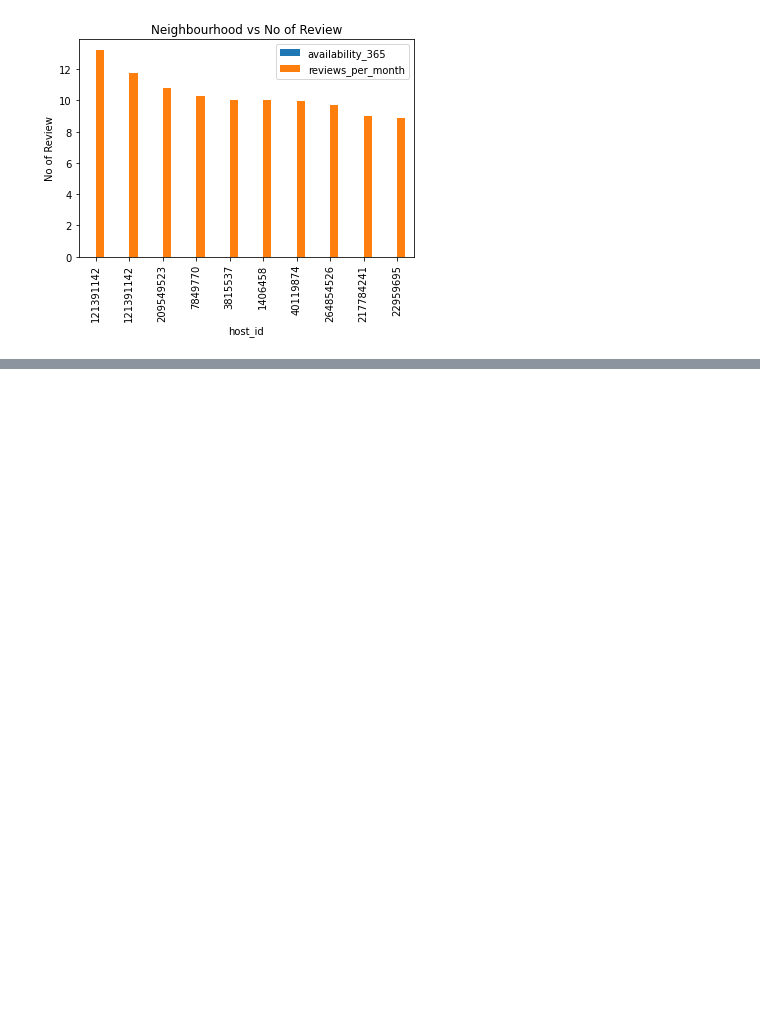
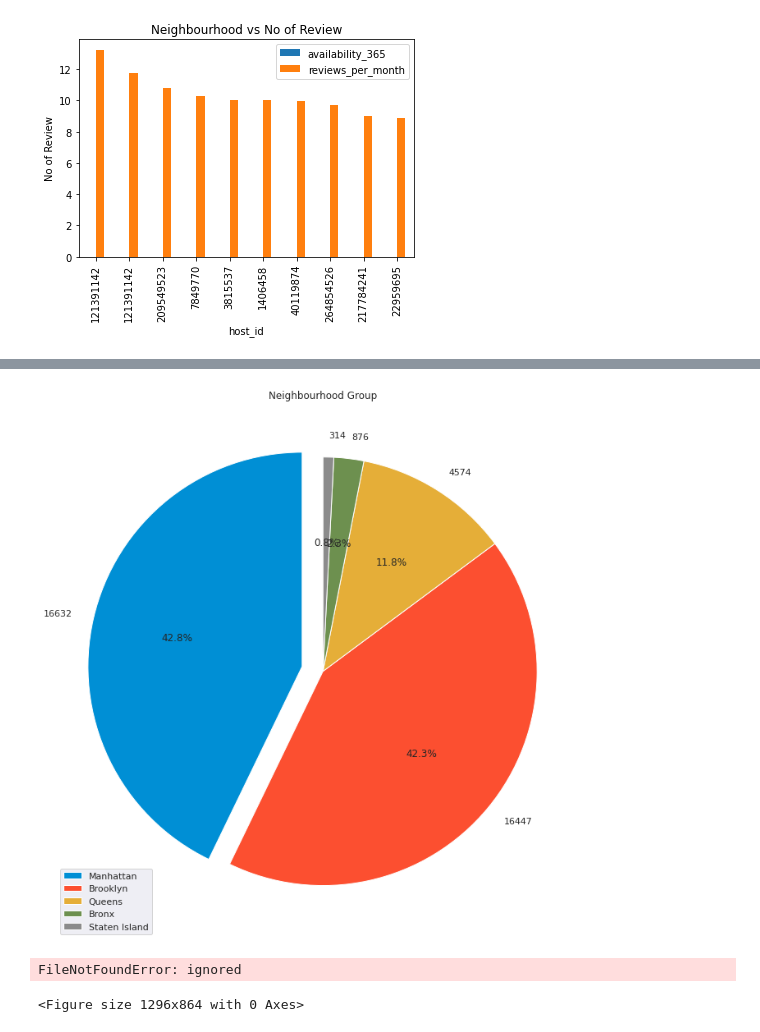
Before and after one commit to mkundhal/Airbnb-Bookings-Analysis---Capstone-Project, a Jupyter notebook: Mandeep_Airbnb_Bookings_Analysis_Capstone_Project.ipynb, the cells around one changed output, grey strips where cells are left out. Cells and saved outputs as stored; diff of their text form; code cells hidden in the pictures; blank space fills up the shorter version.

```diff
--- a/Mandeep_Airbnb_Bookings_Analysis_Capstone_Project.ipynb
+++ b/Mandeep_Airbnb_Bookings_Analysis_Capstone_Project.ipynb
@@ -178,0 +220,28 @@ df_zero_availability.head(10).plot(kind="bar", x='host_id', y=['availability_365
+# %%
+labels = df.neighbourhood_group.value_counts().index
+colors = ['#008fd5','#fc4f30','#e5ae38','#6d904f','#8b8b8b']
+explode = (0.1,0,0,0,0)
+shape = df.neighbourhood_group.value_counts().values
+plt.figure(figsize=(12,12))
+plt.pie(shape, explode = explode, labels=shape, colors= colors, autopct = '%1.1f%%', startangle=90)
+plt.legend(labels)
+plt.title('Neighbourhood Group')
+plt.show()
+# %% [output]
+[figure, added]
+# %%
+plt.figure(figsize=(18,12))
+plt.style.use('fivethirtyeight')
+BBox = (103.5935, 104.0625, 1.1775, 1.5050)
+sg_map = plt.imread('map_bnw.png')
+plt.imshow(sg_map,zorder=0,extent=BBox)
+ax = plt.gca()
+groups = df.groupby('neighbourhood_group')
+for name,group in groups :
+    plt.scatter(group['longitude'],group['latitude'],label=name,alpha=0.5, edgecolors='k')
+plt.xlabel('Longitude')
+plt.ylabel('Latitude')
+plt.legend()
+# %% [output]
+FileNotFoundError: ignored
+<Figure size 1296x864 with 0 Axes>
```
Also changed, not shown: parts of 4 cells of this notebook.
